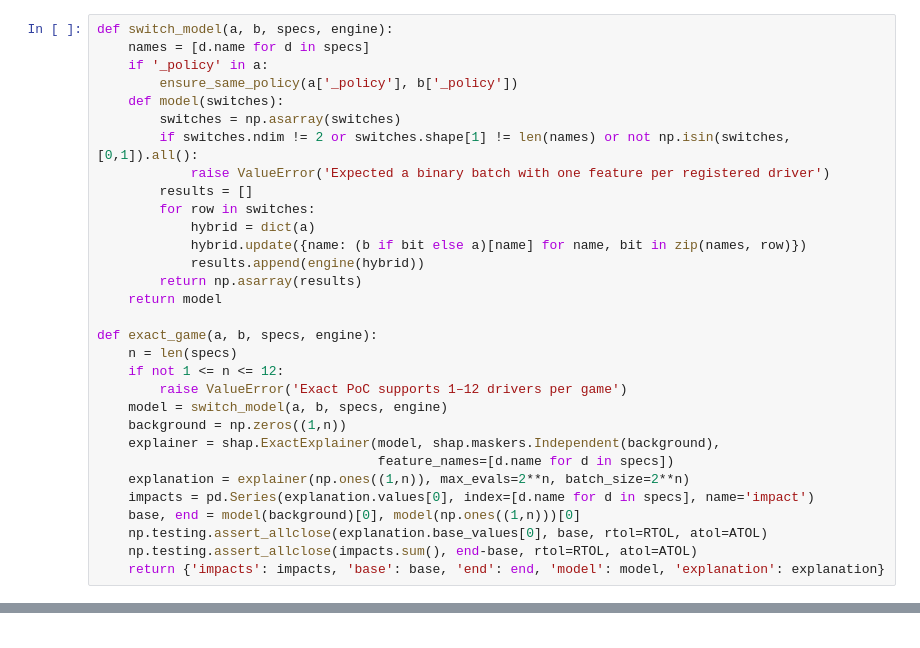
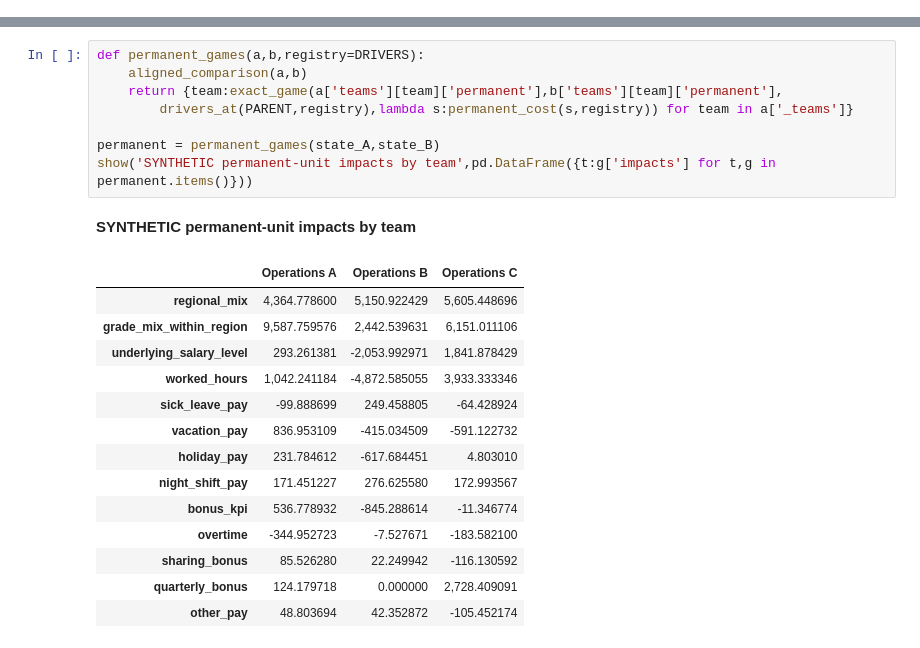
Before and after one commit to bpilyavets/driver_model, a Jupyter notebook: labor_cost_decomposition.ipynb, the cells around one changed output, grey strips where cells are left out. Cells and saved outputs as stored; diff of their text form.

Commit message:
added team mix

```diff
--- a/labor_cost_decomposition.ipynb
+++ b/labor_cost_decomposition.ipynb
@@ -596,31 +0,0 @@ PoC; larger games require an explicit methodological/runtime decision, not silen
-# %%
-def switch_model(a, b, specs, engine):
-    names = [d.name for d in specs]
-    if '_policy' in a:
-        ensure_same_policy(a['_policy'], b['_policy'])
-    def model(switches):
-        switches = np.asarray(switches)
-        if switches.ndim != 2 or switches.shape[1] != len(names) or not np.isin(switches, [0,1]).all():
-            raise ValueError('Expected a binary batch with one feature per registered driver')
-        results = []
-        for row in switches:
-            hybrid = dict(a)
-            hybrid.update({name: (b if bit else a)[name] for name, bit in zip(names, row)})
-            results.append(engine(hybrid))
-        return np.asarray(results)
-    return model
-
-def exact_game(a, b, specs, engine):
-    n = len(specs)
-    if not 1 <= n <= 12:
-        raise ValueError('Exact PoC supports 1–12 drivers per game')
-    model = switch_model(a, b, specs, engine)
-    background = np.zeros((1,n))
-    explainer = shap.ExactExplainer(model, shap.maskers.Independent(background),
-                                    feature_names=[d.name for d in specs])
-    explanation = explainer(np.ones((1,n)), max_evals=2**n, batch_size=2**n)
-    impacts = pd.Series(explanation.values[0], index=[d.name for d in specs], name='impact')
-    base, end = model(background)[0], model(np.ones((1,n)))[0]
-    np.testing.assert_allclose(explanation.base_values[0], base, rtol=RTOL, atol=ATOL)
-    np.testing.assert_allclose(impacts.sum(), end-base, rtol=RTOL, atol=ATOL)
-    return {'impacts': impacts, 'base': base, 'end': end, 'model': model, 'explanation': explanation}
@@ -1702,0 +789,24 @@ all coalition states, sparse fallbacks, regional adjustment, normalization, and
+# %%
+def permanent_games(a,b,registry=DRIVERS):
+    aligned_comparison(a,b)
+    return {team:exact_game(a['teams'][team]['permanent'],b['teams'][team]['permanent'],
+        drivers_at(PARENT,registry),lambda s:permanent_cost(s,registry)) for team in a['_teams']}
+
+permanent = permanent_games(state_A,state_B)
+show('SYNTHETIC permanent-unit impacts by team',pd.DataFrame({t:g['impacts'] for t,g in permanent.items()}))
+# %% [output]
+**SYNTHETIC permanent-unit impacts by team**
+|  | Operations A | Operations B | Operations C |
+| regional_mix | 4,364.778600 | 5,150.922429 | 5,605.448696 |
+| grade_mix_within_region | 9,587.759576 | 2,442.539631 | 6,151.011106 |
+| underlying_salary_level | 293.261381 | -2,053.992971 | 1,841.878429 |
+| worked_hours | 1,042.241184 | -4,872.585055 | 3,933.333346 |
+| sick_leave_pay | -99.888699 | 249.458805 | -64.428924 |
+| vacation_pay | 836.953109 | -415.034509 | -591.122732 |
+| holiday_pay | 231.784612 | -617.684451 | 4.803010 |
+| night_shift_pay | 171.451227 | 276.625580 | 172.993567 |
+| bonus_kpi | 536.778932 | -845.288614 | -11.346774 |
+| overtime | -344.952723 | -7.527671 | -183.582100 |
+| sharing_bonus | 85.526280 | 22.249942 | -116.130592 |
+| quarterly_bonus | 124.179718 | 0.000000 | 2,728.409091 |
+| other_pay | 48.803694 | 42.352872 | -105.452174 |
```
Also changed, not shown: parts of 65 cells of this notebook, 3 other files.
